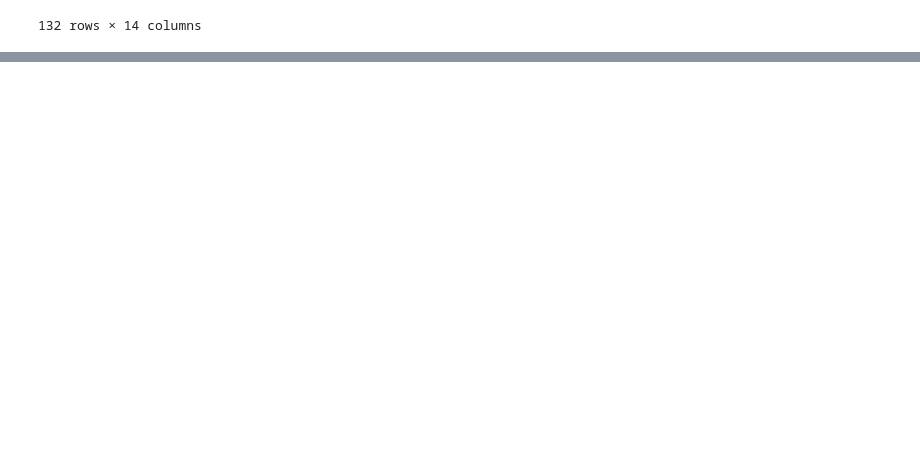
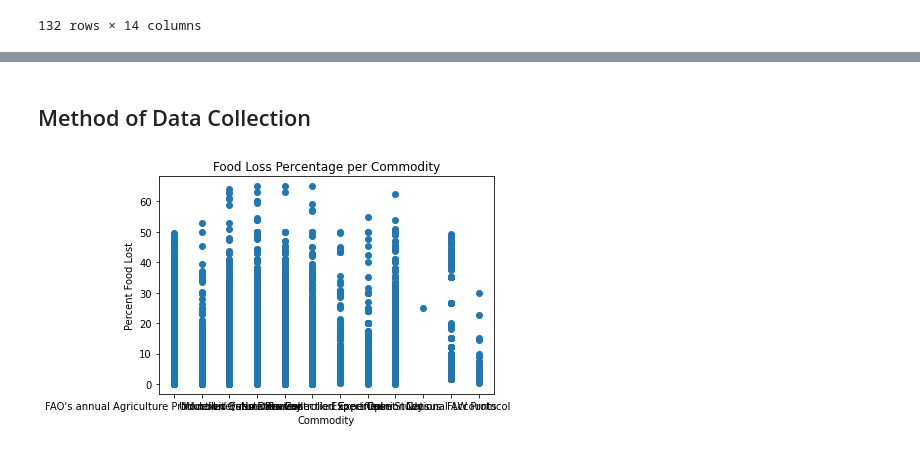
Before and after one commit to pariosur/food_waste, a Jupyter notebook: food_waste/Food Waste Analysis.ipynb, the cells around one changed output, grey strips where cells are left out. Cells and saved outputs as stored; diff of their text form; code cells hidden in the pictures; blank space fills up the shorter version.

```diff
--- a/food_waste/Food Waste Analysis.ipynb
+++ b/food_waste/Food Waste Analysis.ipynb
@@ -566,0 +551,14 @@ df.tail()
+# %% [markdown]
+## Method of Data Collection
+# %%
+x = df['method_data_collection']
+y = df['loss_percentage']
+
+
+plt.plot(x,y,'o')
+plt.title('Food Loss Percentage per Commodity')
+plt.xlabel('Commodity')
+plt.ylabel('Percent Food Lost')
+plt.show()
+# %% [output]
+[figure, added]
```
Also changed, not shown: parts of 9 cells of this notebook, 2 other files.
